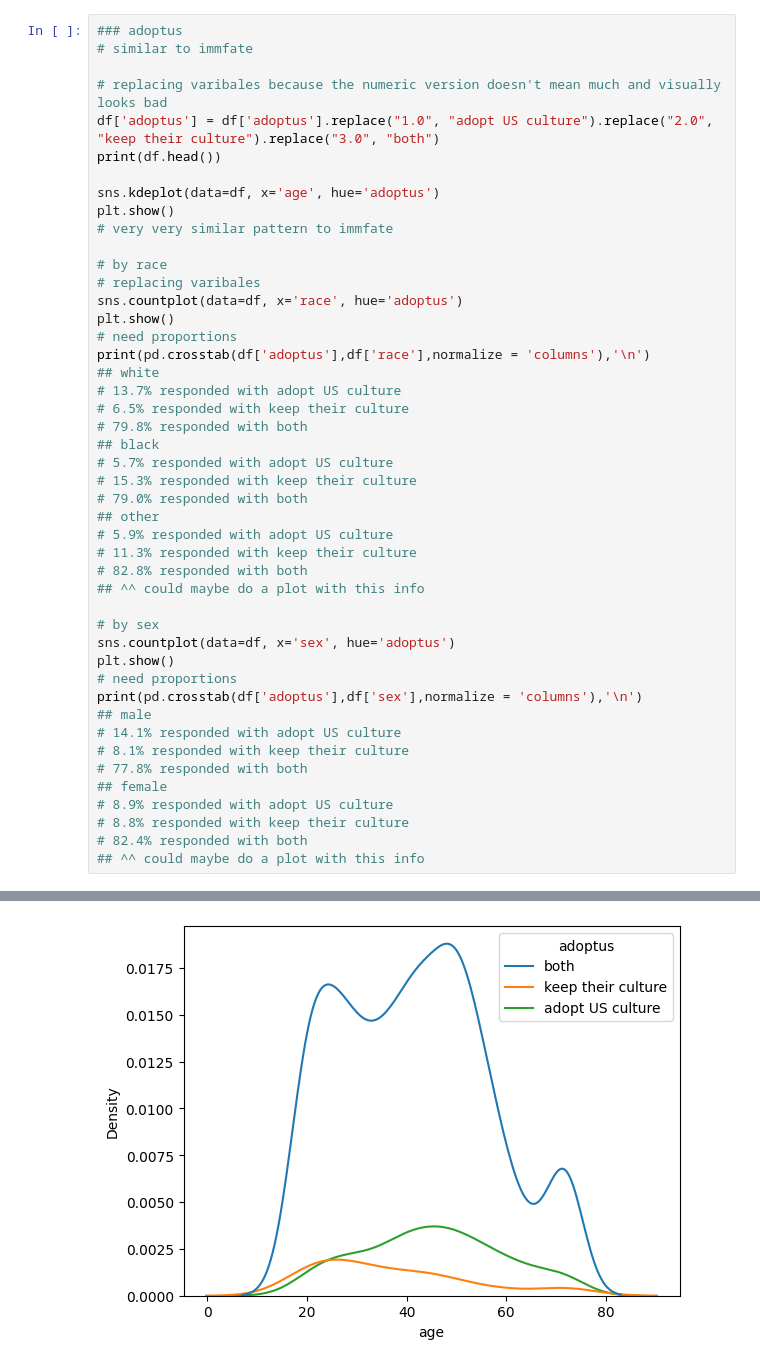
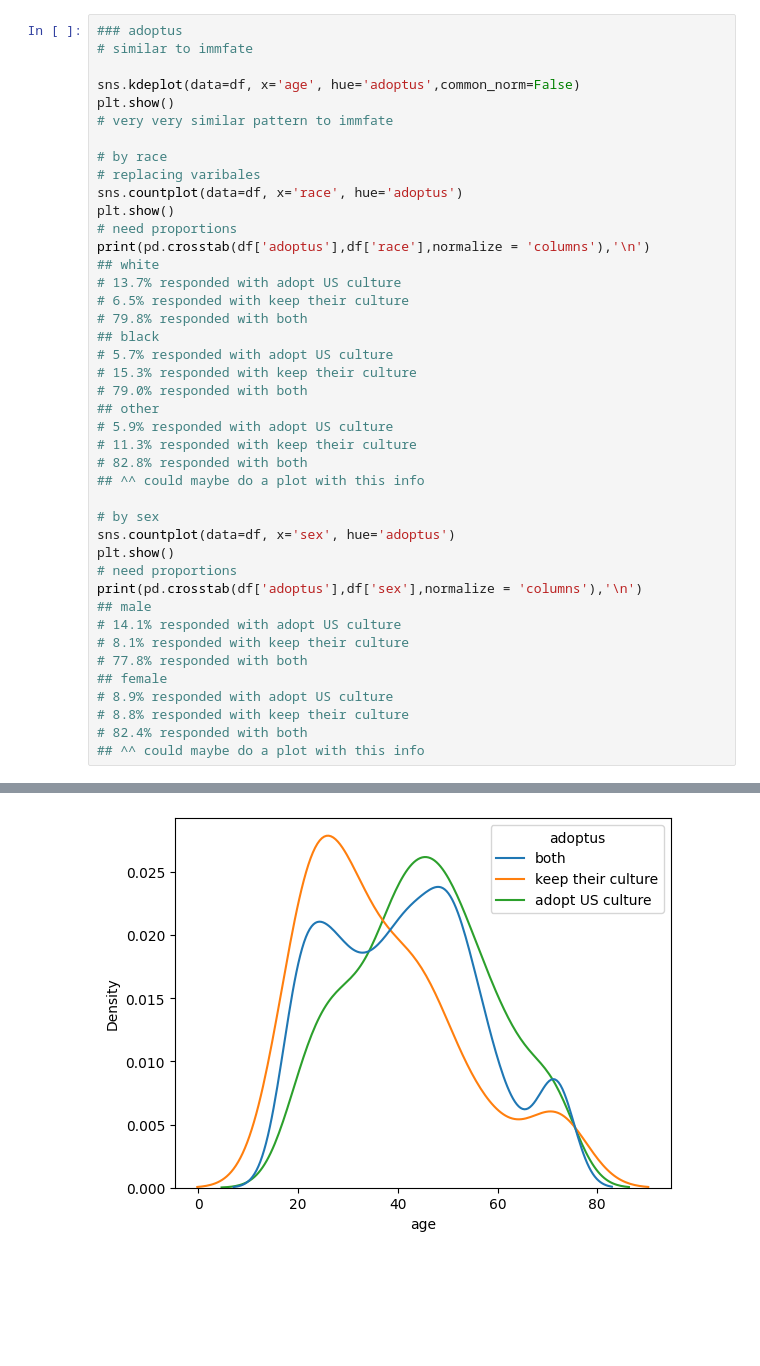
Before and after one commit to jennyschilling/project_gss_group11, a Jupyter notebook: cleaning_data.ipynb, the cells around one changed output, grey strips where cells are left out. Drawn from its saved outputs; the diff is of its cells as text; blank space fills up the shorter version.

```diff
--- a/cleaning_data.ipynb
+++ b/cleaning_data.ipynb
@@ -122,11 +158,7 @@ identified and deported           0.170240  0.233244
 ### adoptus
 # similar to immfate
 
-# replacing varibales because the numeric version doesn't mean much and visually looks bad
-df['adoptus'] = df['adoptus'].replace("1.0", "adopt US culture").replace("2.0", "keep their culture").replace("3.0", "both")
-print(df.head())
-
-sns.kdeplot(data=df, x='age', hue='adoptus')
+sns.kdeplot(data=df, x='age', hue='adoptus',common_norm=False)
 plt.show()
 # very very similar pattern to immfate
 
@@ -181,2 +200,2 @@ print(pd.crosstab(df['adoptus'],df['sex'],normalize = 'columns'),'\n')
-[figure, old version]
+[figure, new version]
 [figure]
```
Also changed, not shown: parts of 7 cells of this notebook.
